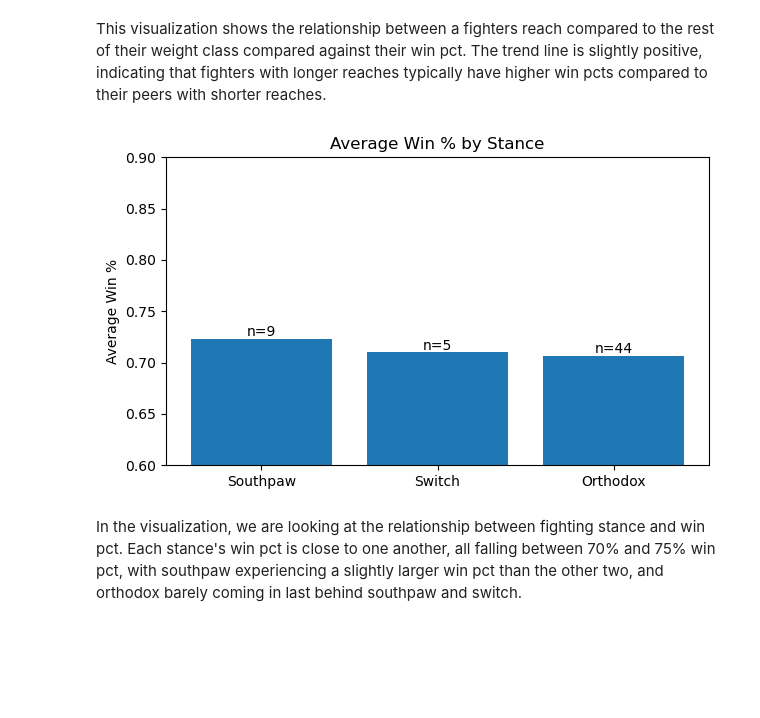
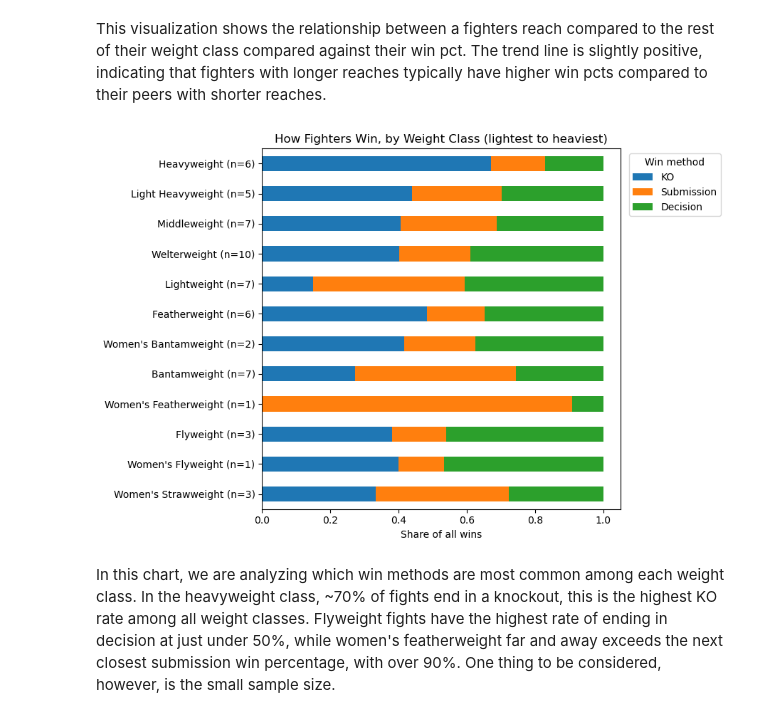
Before and after one commit to Keviinle24/UFC, a Jupyter notebook: Part3Visualizations.ipynb, the cells around one changed output. Saved outputs shown, nothing was run; the diff lists cells and outputs as text; code cells hidden in the pictures; blank space fills up the shorter version.

```diff
--- a/Part3Visualizations.ipynb
+++ b/Part3Visualizations.ipynb
@@ -48,20 +48,24 @@ plt.show()
 [figure]
 # %% [markdown]
 This visualization shows the relationship between a fighters reach compared to the rest of their weight class compared against their win pct. The trend line is slightly positive, indicating that fighters with longer reaches typically have higher win pcts compared to their peers with shorter reaches.
-# %%
-d = df[df["total_fights"] >= 5]
-s = d.groupby("stance")["win_pct"].agg(["mean", "count"]).sort_values("mean", ascending=False)
-
-fig, ax = plt.subplots(figsize=(7, 4))
-bars = ax.bar(s.index, s["mean"])
-for bar, n in zip(bars, s["count"]):
-    ax.text(bar.get_x() + bar.get_width() / 2, bar.get_height(),f"n={n}", ha="center", va="bottom")
-
-ax.set_ylim(0.6, 0.9)
-ax.set_title("Average Win % by Stance")
-ax.set_ylabel("Average Win %")
-plt.show()
-# %% [output]
-[figure, removed]
-# %% [markdown]
-In the visualization, we are looking at the relationship between fighting stance and win pct. Each stance's win pct is close to one another, all falling between 70% and 75% win pct, with southpaw experiencing a slightly larger win pct than the other two, and orthodox barely coming in last behind southpaw and switch.
+# %%
+order = df.groupby("weight_class")["weight_lbs"].median().sort_values().index
+
+totals = df.groupby("weight_class")[["ko_wins", "sub_wins", "decision_wins"]].sum().loc[order]
+shares = totals.div(totals.sum(axis=1), axis=0)
+shares.columns = ["KO", "Submission", "Decision"]
+
+ax = shares.plot(kind="barh", stacked=True, figsize=(9, 6))
+
+counts = df["weight_class"].value_counts()
+ax.set_yticks(range(len(order)), [f"{wc} (n={counts[wc]})" for wc in order])
+ax.set_xlabel("Share of all wins")
+ax.set_ylabel("")
+ax.set_title("How Fighters Win, by Weight Class (lightest to heaviest)")
+ax.legend(title="Win method", bbox_to_anchor=(1.01, 1), loc="upper left")
+plt.tight_layout()
+plt.show()
+# %% [output]
+[figure, added]
+# %% [markdown]
+In this chart, we are analyzing which win methods are most common among each weight class. In the heavyweight class, ~70% of fights end in a knockout, this is the highest KO rate among all weight classes. Flyweight fights have the highest rate of ending in decision at just under 50%, while women's featherweight far and away exceeds the next closest submission win percentage, with over 90%. One thing to be considered, however, is the small sample size.
```
